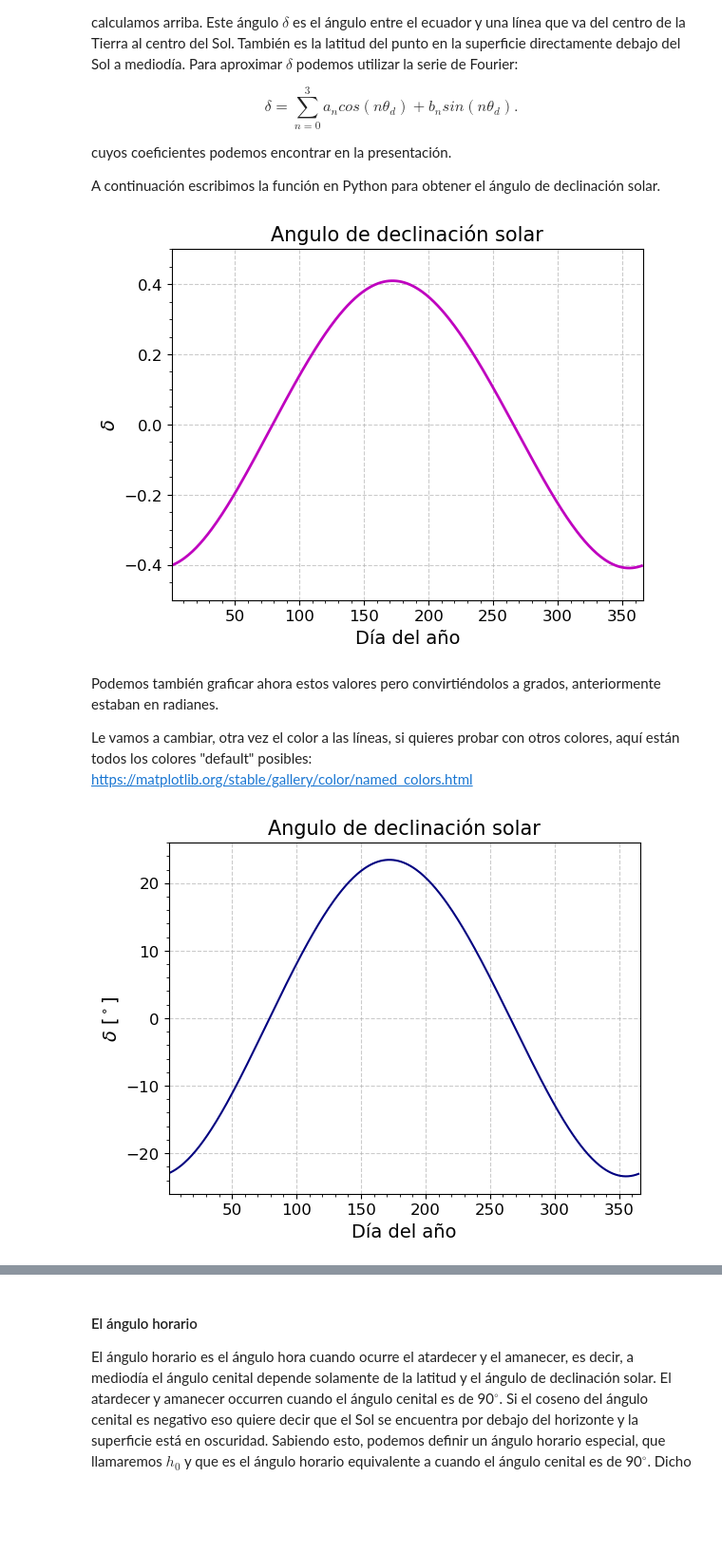
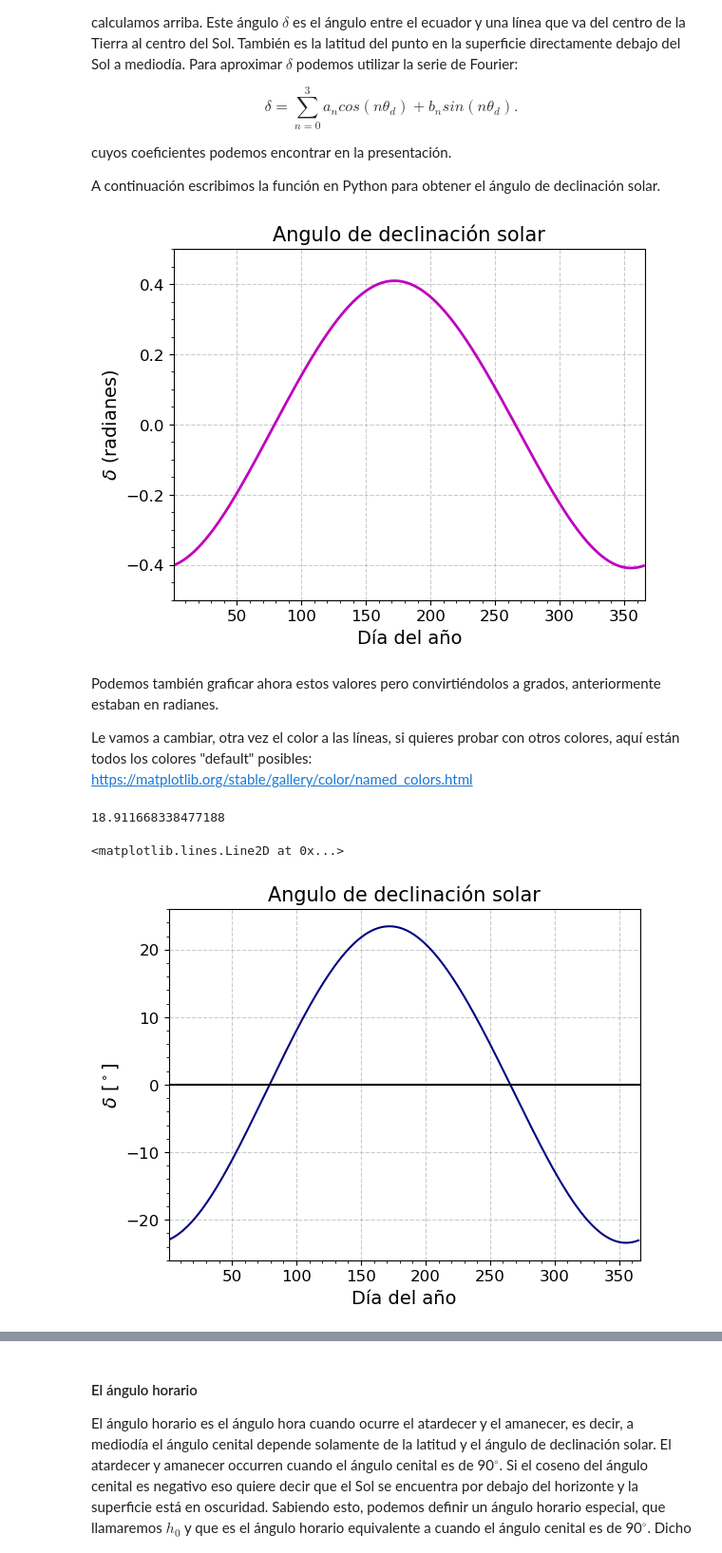
Before and after one commit to JLGarciaFranco/FdC_notebooks, a Jupyter notebook: FdC_2.1_Insol.ipynb, the cells around one changed output, grey strips where cells are left out. Shown at 95% size. Saved outputs shown, nothing was run; the diff lists cells and outputs as text; code cells hidden in the pictures; blank space fills up the shorter version.

```diff
--- a/FdC_2.1_Insol.ipynb
+++ b/FdC_2.1_Insol.ipynb
@@ -119,17 +121,23 @@ def delta(day):
     return suma
 # %%
 plt.plot(days,delta(days),c='m',linewidth=2)
-lineplot_setup(1,366,xlab='Día del año',ylab=r'$\delta$',
+lineplot_setup(1,366,xlab='Día del año',ylab=r'$\delta$ (radianes)',
                ymin=-0.5,ymax=0.5,title='Angulo de declinación solar')
 # %% [output]
-[figure, old version]
+[figure, new version]
 # %% [markdown]
 Podemos también graficar ahora estos valores pero convirtiéndolos a grados, anteriormente estaban en radianes.
 
 Le vamos a cambiar, otra vez el color a las líneas, si quieres probar con otros colores, aquí están todos los colores "default" posibles: https://matplotlib.org/stable/gallery/color/named_colors.html
+# %%
+delta(135)*180/np.pi
+# %% [output]
+18.911668338477188
 # %%
 plt.plot(days,delta(days)*180/np.pi,c='navy')
 lineplot_setup(1,366,xlab='Día del año',ylab=r'$\delta$ [$^\circ$]',
                ymin=-26,ymax=26,title='Angulo de declinación solar')
+plt.axhline(0,c='k')
 # %% [output]
+<matplotlib.lines.Line2D at 0x...>
-[figure, old version]
+[figure, new version]
```
Also changed, not shown: parts of 12 cells of this notebook.
